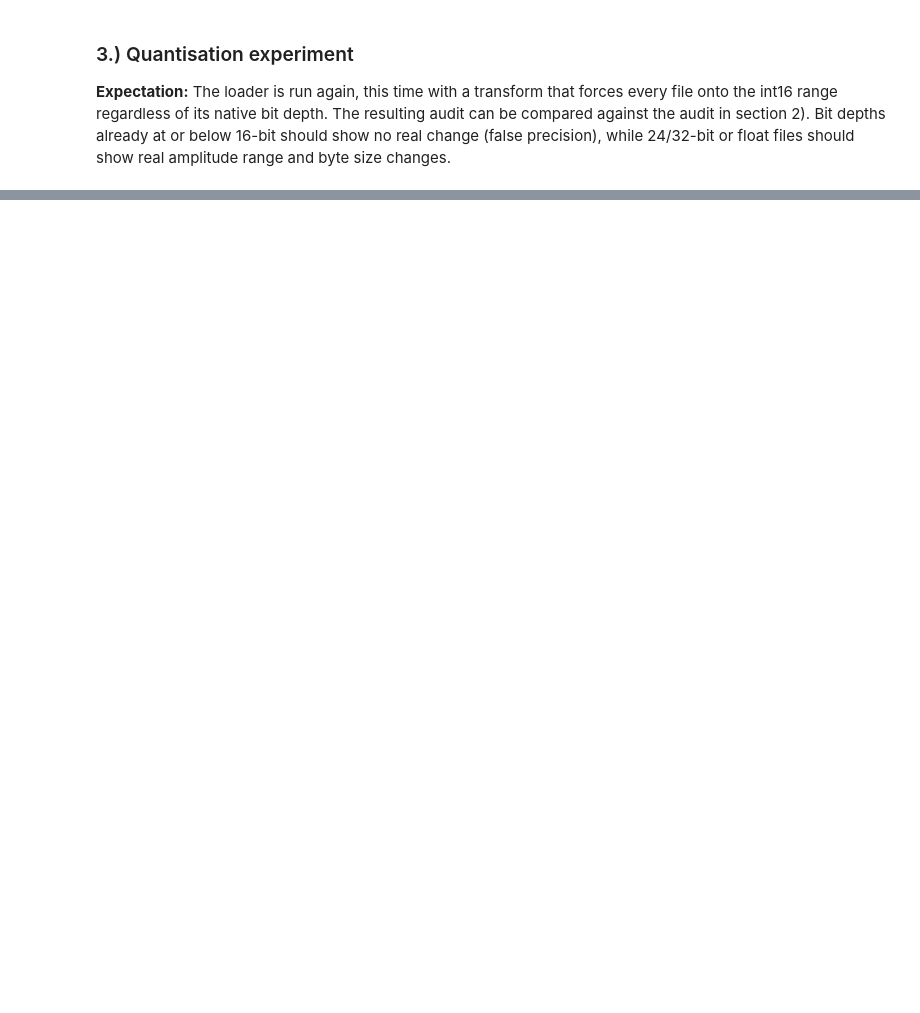
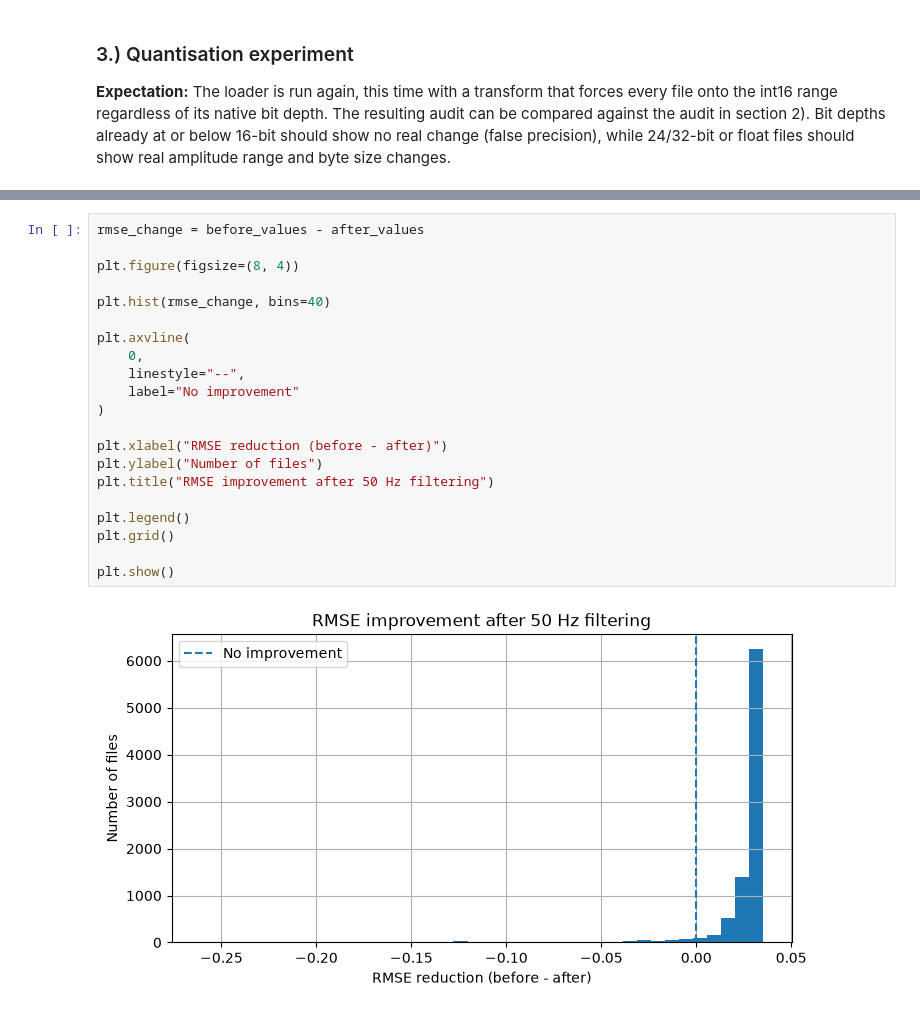
Before and after one commit to HexactlyA/IDIG4120, a Jupyter notebook: IDIG4120_P1_Kivle_Stubø.ipynb, the cells around one changed output, grey strips where cells are left out. Cells and saved outputs as stored; diff of their text form; blank space fills up the shorter version.

```diff
--- a/IDIG4120_P1_Kivle_Stubø.ipynb
+++ b/IDIG4120_P1_Kivle_Stubø.ipynb
@@ -560,0 +738,23 @@ visualize_audit(quantized_statistics)
+# %%
+rmse_change = before_values - after_values
+
+plt.figure(figsize=(8, 4))
+
+plt.hist(rmse_change, bins=40)
+
+plt.axvline(
+    0,
+    linestyle="--",
+    label="No improvement"
+)
+
+plt.xlabel("RMSE reduction (before - after)")
+plt.ylabel("Number of files")
+plt.title("RMSE improvement after 50 Hz filtering")
+
+plt.legend()
+plt.grid()
+
+plt.show()
+# %% [output]
+[figure, added]
```
Also changed, not shown: parts of 8 cells of this notebook.
